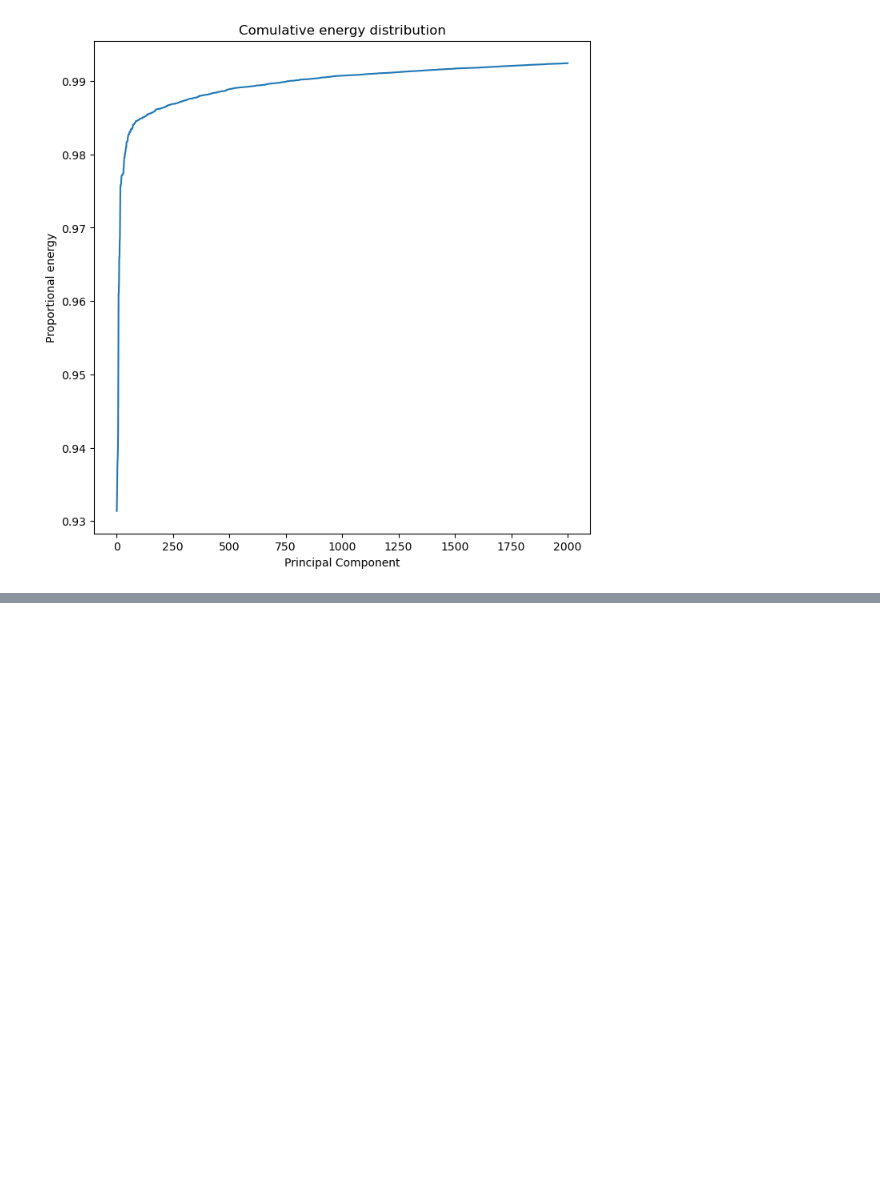
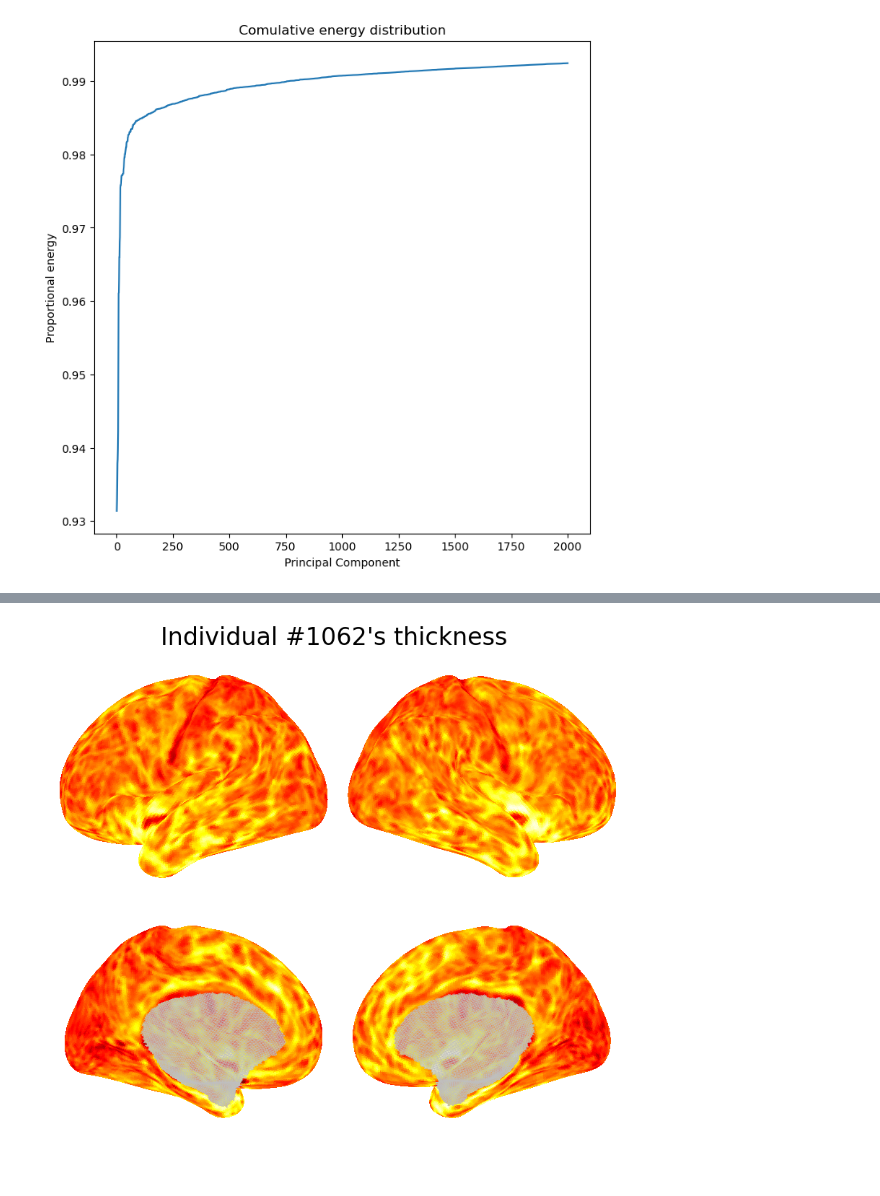
Before and after one commit to sina-mansour/normative_brain_charts, a Jupyter notebook: code/notebooks/04_normative_kernels/04_01_PCA_kernels/04_01_01_pca_thickness_kernels.ipynb, the cells around one changed output, grey strips where cells are left out. Cells and saved outputs as stored; diff of their text form; code cells hidden in the pictures; blank space fills up the shorter version.

Commit message:
added individual thickness projection to PCA kernel

```diff
--- a/code/notebooks/04_normative_kernels/04_01_PCA_kernels/04_01_01_pca_thickness_kernels.ipynb
+++ b/code/notebooks/04_normative_kernels/04_01_PCA_kernels/04_01_01_pca_thickness_kernels.ipynb
@@ -947,0 +956,84 @@ Text(0, 0.5, 'Proportional energy')
+# %%
+np.random.seed(1)
+individual_idx = np.random.choice(all_thickness_data.shape[0])
+# %%
+# data
+data = all_thickness_data[individual_idx]
+
+# surface center
+cxyz=(axyz.min(0) + axyz.max(0))/2
+
+# transfer data to surface scalar
+surface_scalars = np.empty(ax.shape[0])
+surface_scalars[:] = np.nan
+surface_scalars[surface_mask] = data.copy()
+
+# decompose left and right information
+left_surface_scalars = surface_scalars[:lx.shape[0]]
+right_surface_scalars = surface_scalars[-rx.shape[0]:]
+
+
+fig, axes = plt.subplots(2, 2, figsize=(8, 8), subplot_kw={'projection': '3d'});
+
+zoom_coeff = 0.85
+
+# 'lateral', 'medial', 'dorsal', 'ventral', 'anterior', 'posterior'
+plotting.plot_surf_stat_map(
+    [lxyz-cxyz, lt],
+    left_surface_scalars,
+    axes=axes[0,0],
+    view='lateral',
+    colorbar=False,
+    symmetric_cbar=True,
+    darkness=0.5,
+);
+axes[0,0].set_xlim3d(np.array(axes[0,0].get_xlim3d())*zoom_coeff)
+axes[0,0].set_ylim3d(np.array(axes[0,0].get_ylim3d())*zoom_coeff)
+axes[0,0].set_zlim3d(np.array(axes[0,0].get_zlim3d())*zoom_coeff)
+
+plotting.plot_surf_stat_map(
+    [rxyz-cxyz, rt],
+    right_surface_scalars,
+    axes=axes[0,1],
+    view='medial',
+    colorbar=False,
+    symmetric_cbar=True,
+    darkness=0.5,
+);
+axes[0,1].set_xlim3d(np.array(axes[0,1].get_xlim3d())*zoom_coeff)
+axes[0,1].set_ylim3d(np.array(axes[0,1].get_ylim3d())*zoom_coeff)
+axes[0,1].set_zlim3d(np.array(axes[0,1].get_zlim3d())*zoom_coeff)
+
+
+plotting.plot_surf_stat_map(
+    [lxyz-cxyz, lt],
+    left_surface_scalars,
+    axes=axes[1,0],
+    view='medial',
+    colorbar=False,
+    symmetric_cbar=True,
+    darkness=0.5,
+);
+axes[1,0].set_xlim3d(np.array(axes[1,0].get_xlim3d())*zoom_coeff)
+axes[1,0].set_ylim3d(np.array(axes[1,0].get_ylim3d())*zoom_coeff)
+axes[1,0].set_zlim3d(np.array(axes[1,0].get_zlim3d())*zoom_coeff)
+
+plotting.plot_surf_stat_map(
+    [rxyz-cxyz, rt],
+    right_surface_scalars,
+    axes=axes[1,1],
+    view='lateral',
+    colorbar=False,
+    symmetric_cbar=True,
+    darkness=0.5,
+);
+axes[1,1].set_xlim3d(np.array(axes[1,1].get_xlim3d())*zoom_coeff)
+axes[1,1].set_ylim3d(np.array(axes[1,1].get_ylim3d())*zoom_coeff)
+axes[1,1].set_zlim3d(np.array(axes[1,1].get_zlim3d())*zoom_coeff)
+
+fig.suptitle(f"Individual #{individual_idx+1}'s thickness", fontsize=24, y=0.98);
+# fig.set_facecolor((0.7,0.7,0.7))
+# fig.tight_layout()
+plt.subplots_adjust(left=0, bottom=0, right=1, top=1, wspace=-0., hspace=-0.25)
+# %% [output]
+[figure, added]
```
Also changed, not shown: parts of 4 cells of this notebook.
